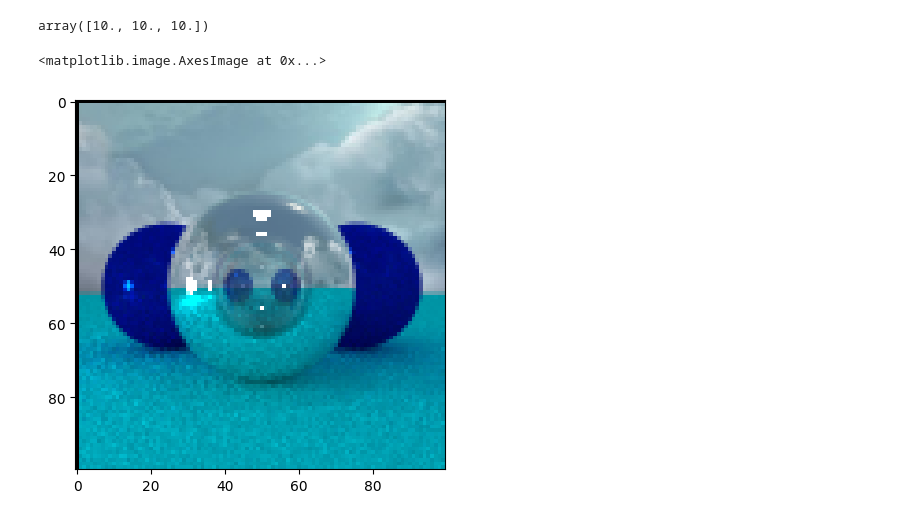
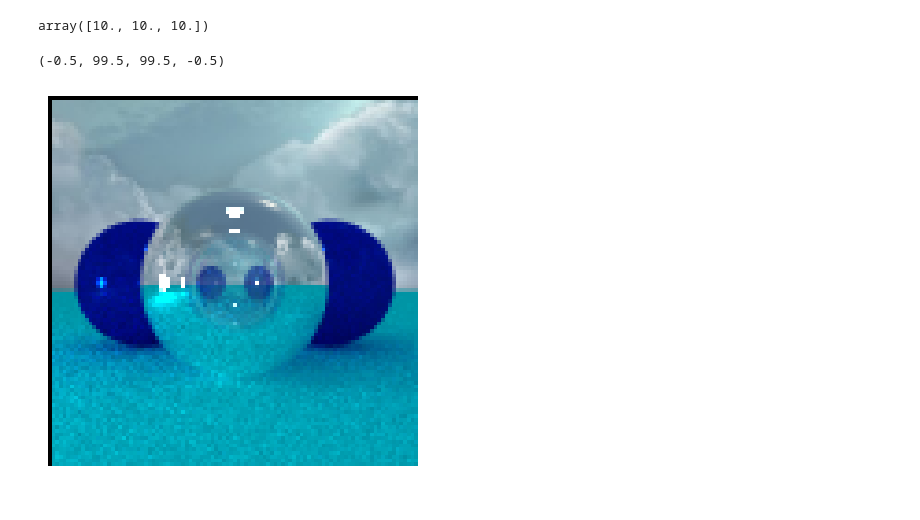
Before and after one commit to lunaluxie/Python-Raytracing, a Jupyter notebook: raytracing_numba.ipynb, the cells around one changed output. Drawn from its saved outputs; the diff is of its cells as text; code cells hidden in the pictures.

```diff
--- a/raytracing_numba.ipynb
+++ b/raytracing_numba.ipynb
@@ -488,7 +488,7 @@ def schlick(IOR, c):
 # %%
 
 @nb.njit()
-def trace_ray(ray_origin, ray_direction, ray_tmin, ray_tmax, spheres, lights, depth=1, max_depth=5):
+def trace_ray(ray_origin, ray_direction, ray_tmin, ray_tmax, spheres, lights, depth=1, max_depth=100):
 
     res = closest_intersection(ray_origin, ray_direction, ray_tmin, ray_tmax, spheres)
 
@@ -683,32 +683,33 @@ def render():
 
             for _ in nb.prange(n_samples):
                 noise = 1
                 x_ = x + (np.random.rand()-0.5)*noise
                 y_ = y + (np.random.rand()-0.5)*noise
 
                 # (x,y, resolution, w, h, d)
                 D = canvas2world(x_,y_,camera['canvas']['resolution'], camera['w'], camera['h'], camera['d'])
                 ray_origin = camera['position']
                 ray_direction = np.array(D)
 
                 # ray_origin, ray_direction, ray_tmin, ray_tmax, spheres, lights
                 color += trace_ray(ray_origin, ray_direction, 0.001, np.inf, spheres, lights)
 
             color /= n_samples
             color_r = min(color[0], 1)
             color_g = min(color[1], 1)
             color_b = min(color[2], 1)
 
             color = np.array([color_r, color_g, color_b], dtype=np.float64)
 
             write_pixel(camera['canvas']['pixels'], camera['canvas']['resolution'], int(x), int(y), color)
 
     return camera['canvas']['pixels']
 
 
 pixels = render()
 
 plt.imshow(pixels.astype(float))
+plt.gca().axis('off')
 # %% [output]
-<matplotlib.image.AxesImage at 0x...>
+(-0.5, 99.5, 99.5, -0.5)
-[figure, old version]
+[figure, new version]
```
Also changed, not shown: parts of 1 cell of this notebook.
